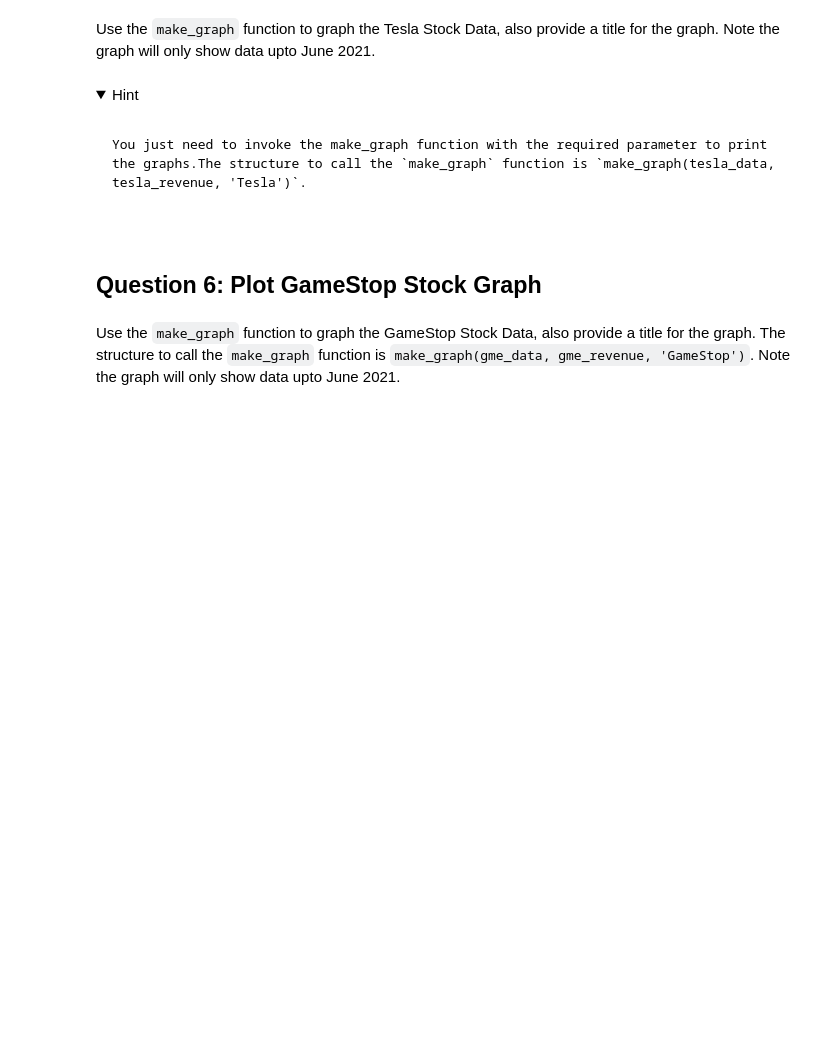
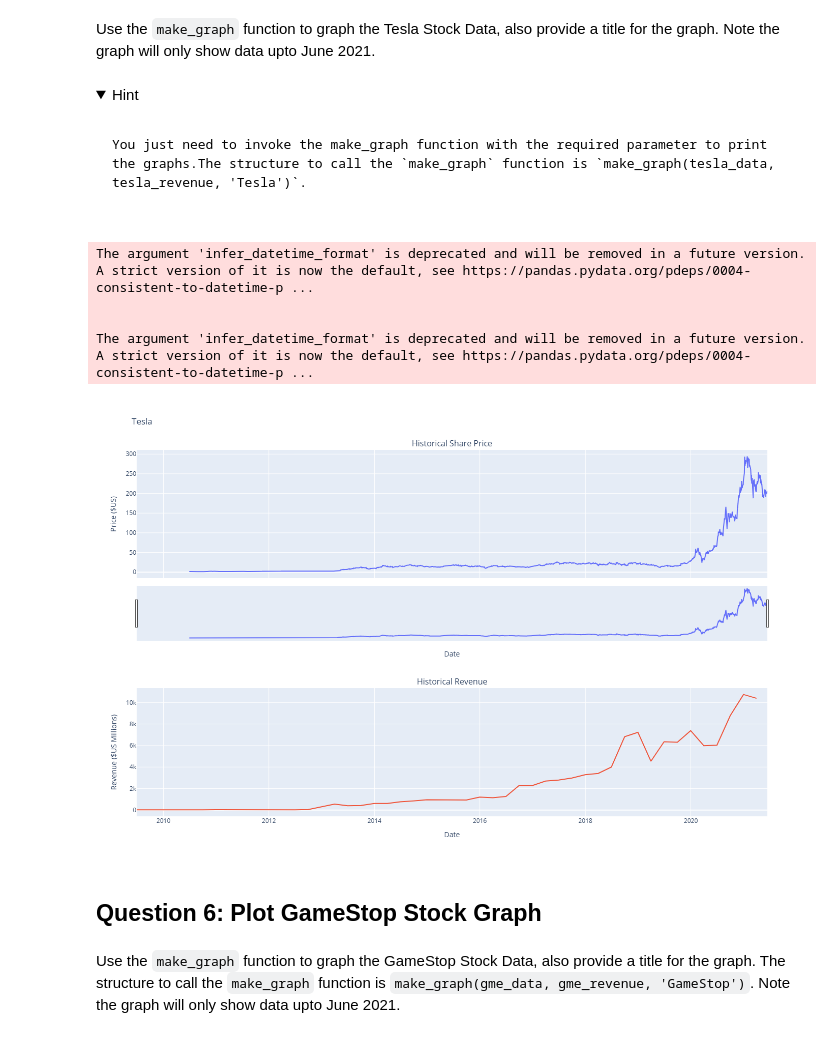
Before and after one commit to KVP80/CourseraRepo, a Jupyter notebook: Final Assignment_py_kp.ipynb, the cells around one changed output. Cells and saved outputs as stored; diff of their text form; code cells hidden in the pictures; folded sections open; blank space fills up the shorter version.

````diff
--- a/Final Assignment_py_kp.ipynb
+++ b/Final Assignment_py_kp.ipynb
@@ -119,7 +119,7 @@ html_data = requests.get(url).text
 # %% [markdown]
 Parse the html data using `beautiful_soup` using parser i.e `html5lib` or `html.parser`.
 # %%
-soup = BeautifulSoup(data, 'html.parser')
+soup = BeautifulSoup(html_data, 'html.parser')
 # %% [markdown]
 Using `BeautifulSoup` or the `read_html` function extract the table with `Tesla Revenue` and store it into a dataframe named `tesla_revenue`. The dataframe should have columns `Date` and `Revenue`.
 # %% [markdown]
@@ -167,7 +156,23 @@ len(tables)
+# %%
+tables = soup.find_all('table')  # in html table is represented by the tag <table>
+
+for index, table in enumerate(tables):
+    if ("Tesla Quarterly Revenue" in str(table)):
+        table_index = index
+
+tesla_revenue = pd.DataFrame()
+for row in tables[table_index].tbody.find_all("tr"):
+    col = row.find_all("td")
+    if (col != []):
+        date = col[0].text
+        value = col[1].text
+        new_data = pd.DataFrame({"Date": [date], "Revenue": [value]})
+        tesla_revenue = pd.concat([tesla_revenue, new_data], ignore_index=True)
 # %% [markdown]
 Execute the following line to remove the comma and dollar sign from the `Revenue` column.
 # %%
-tesla_revenue["Revenue"] = tesla_revenue['Revenue'].str.replace(',|\$',"")
+tesla_revenue["Revenue"] = tesla_revenue['Revenue'].str.replace(',',"")
+tesla_revenue["Revenue"] = tesla_revenue['Revenue'].str.replace('$',"")
 # %% [markdown]
 Execute the following lines to remove an null or empty strings in the Revenue column.
 # %%
@@ -225,6 +287,14 @@ You just need to invoke the make_graph function with the required parameter to p
 ```
 
 </details>
+# %%
+make_graph(tesla_data, tesla_revenue, 'Tesla')
+# %% [output]
+The argument 'infer_datetime_format' is deprecated and will be removed in a future version. A strict version of it is now the default, see https://pandas.pydata.org/pdeps/0004-consistent-to-datetime-p ...
+
+
+The argument 'infer_datetime_format' is deprecated and will be removed in a future version. A strict version of it is now the default, see https://pandas.pydata.org/pdeps/0004-consistent-to-datetime-p ...
+[figure, added]
 # %% [markdown]
 ## Question 6: Plot GameStop Stock Graph
 # %% [markdown]
````
Also changed, not shown: parts of 12 cells of this notebook.
